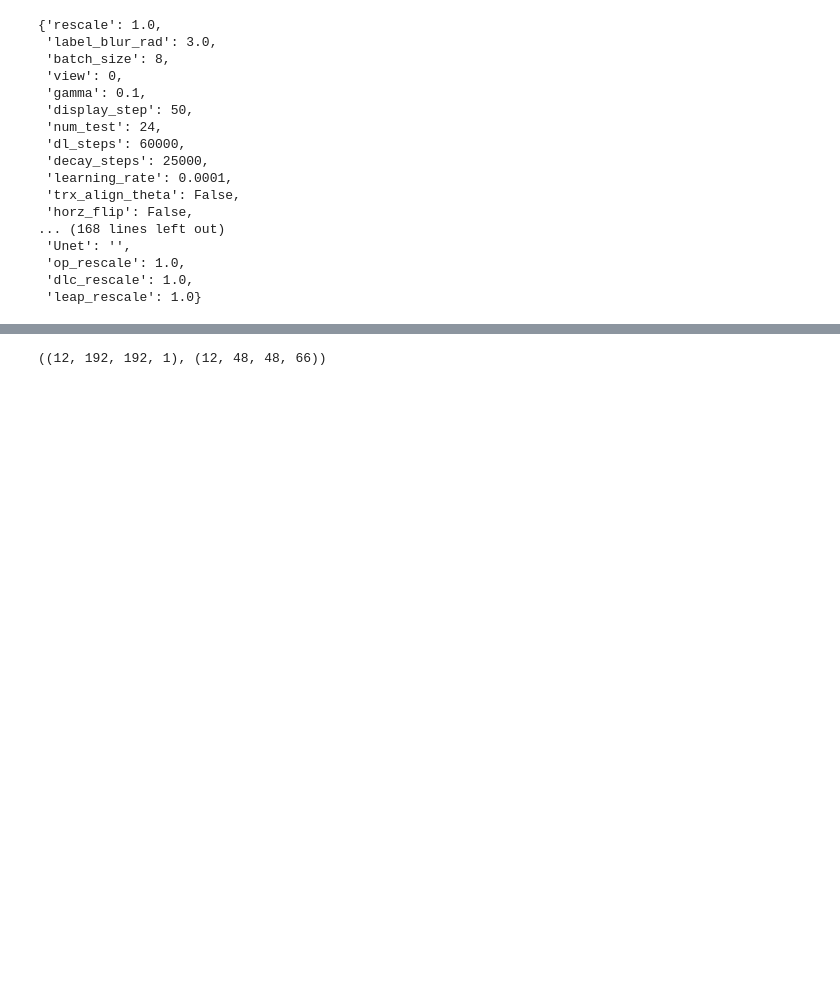
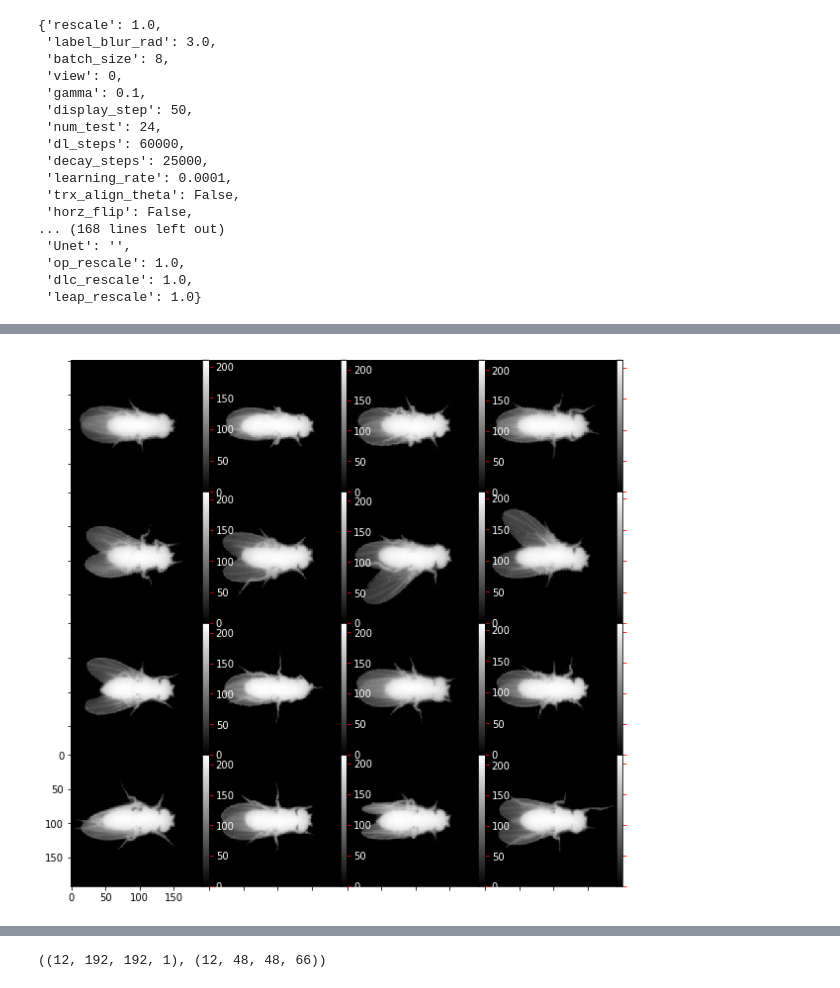
Before and after one commit to kristinbranson/APT, a Jupyter notebook: deepnet/notebooks/apt_dpk_data_pipeline_comparison.ipynb, the cells around one changed output, grey strips where cells are left out. Cells and saved outputs as stored; diff of their text form; code cells hidden in the pictures; blank space fills up the shorter version.

```diff
--- a/deepnet/notebooks/apt_dpk_data_pipeline_comparison.ipynb
+++ b/deepnet/notebooks/apt_dpk_data_pipeline_comparison.ipynb
@@ -281 +285,3 @@ W0504 16:20:29.509460 140670850795328 tfdatagen.py:571] tfdatagen makedatagen: /
+# %%
+ds = tfdatagen.create_tf_datasets(conf, distort=False, shuffle=False, infinite=False)
 # %%
@@ -308 +329,7 @@ hfig, grid, cb0 = montage(imsdpkstk,cmap='gray')
+# %%
+imsDSstk = np.moveaxis(imsDS,0,-1)
+imsDSstk = imsDSstk[:,:,0,:]
+hfig, grid, cb0 = montage(imsDSstk,cmap='gray')
+# %% [output]
+[figure, added]
 # %% [markdown]
```
Also changed, not shown: parts of 82 cells of this notebook, 4 other files.
